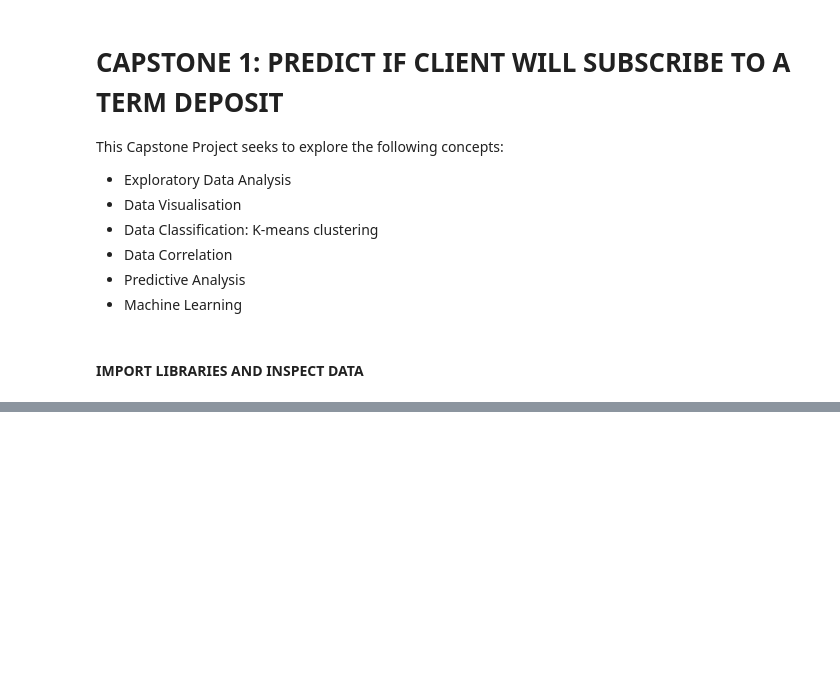
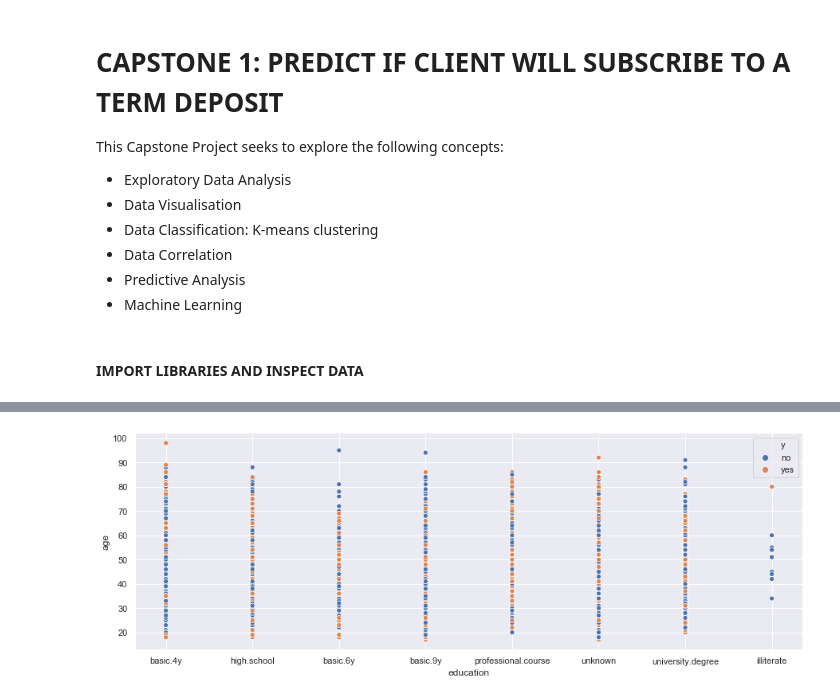
Before and after one commit to Dataforreal/springboard, a Jupyter notebook: Capstone_1/Capstone_Project_1.ipynb, the cells around one changed output, grey strips where cells are left out. Saved outputs shown, nothing was run; the diff lists cells and outputs as text; code cells hidden in the pictures; blank space fills up the shorter version.

```diff
--- a/Capstone_1/Capstone_Project_1.ipynb
+++ b/Capstone_1/Capstone_Project_1.ipynb
@@ -146,0 +386,4 @@ test_updatedSample
+# %%
+age_job_box = sns.scatterplot(x='education', y='age', hue="y", data=train)
+# %% [output]
+[figure, added]
```
Also changed, not shown: parts of 51 cells of this notebook.
